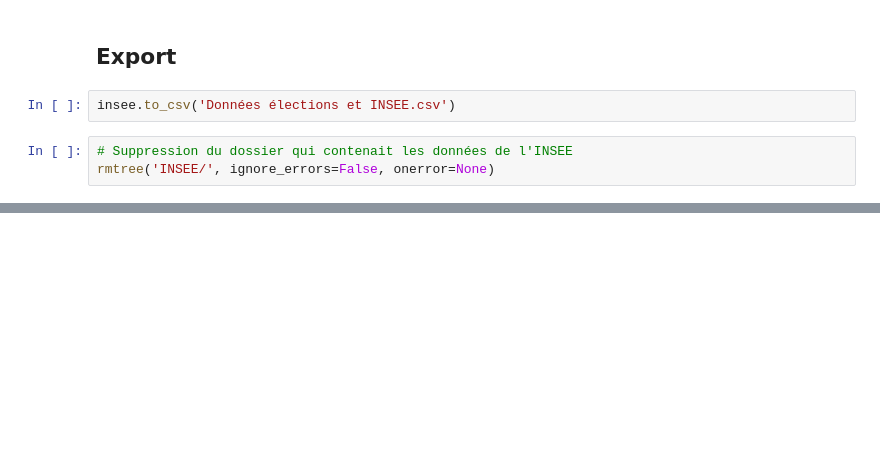
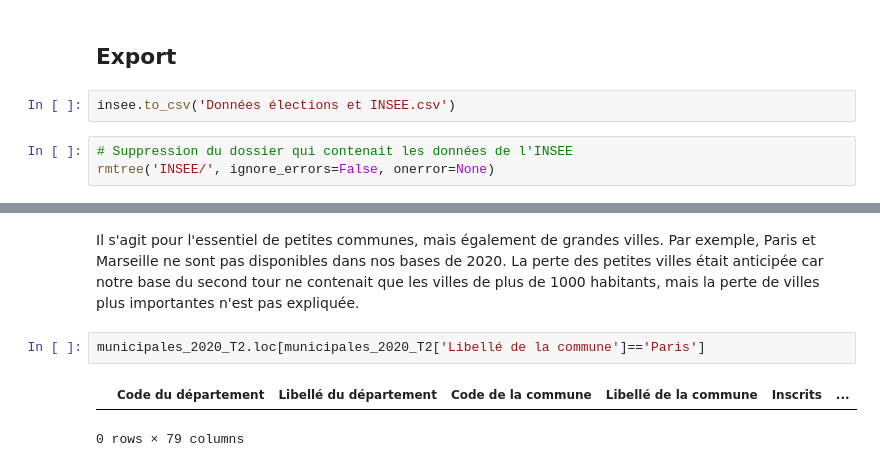
Before and after one commit to HenrideT/Projet_Python, a Jupyter notebook: Récupération.ipynb, the cells around one changed output, grey strips where cells are left out. Drawn from its saved outputs; the diff is of its cells as text; blank space fills up the shorter version.

```diff
--- a/Récupération.ipynb
+++ b/Récupération.ipynb
@@ -417,0 +514,7 @@ rmtree('INSEE/', ignore_errors=False, onerror=None)
+# %% [markdown]
+Il s'agit pour l'essentiel de petites communes, mais également de grandes villes. Par exemple, Paris et Marseille ne sont pas disponibles dans nos bases de 2020. La perte des petites villes était anticipée car notre base du second tour ne contenait que les villes de plus de 1000 habitants, mais la perte de villes plus importantes n'est pas expliquée.
+# %%
+municipales_2020_T2.loc[municipales_2020_T2['Libellé de la commune']=='Paris']
+# %% [output]
+|  | Code du département | Libellé du département | Code de la commune | Libellé de la commune | Inscrits | ... |
+0 rows × 79 columns
```
Also changed, not shown: parts of 35 cells of this notebook.
